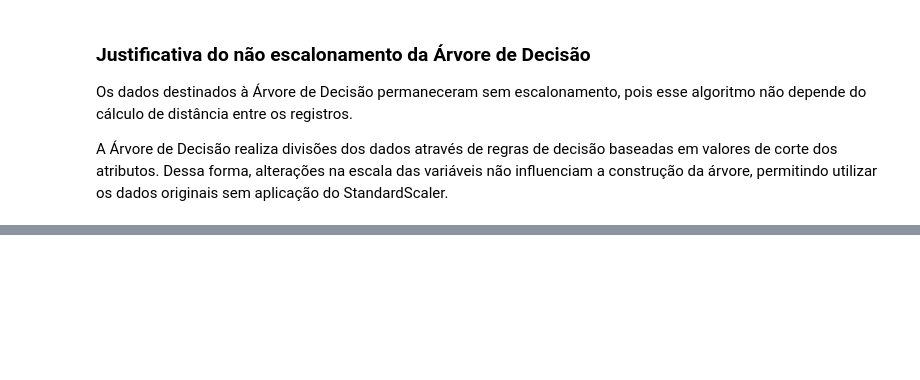
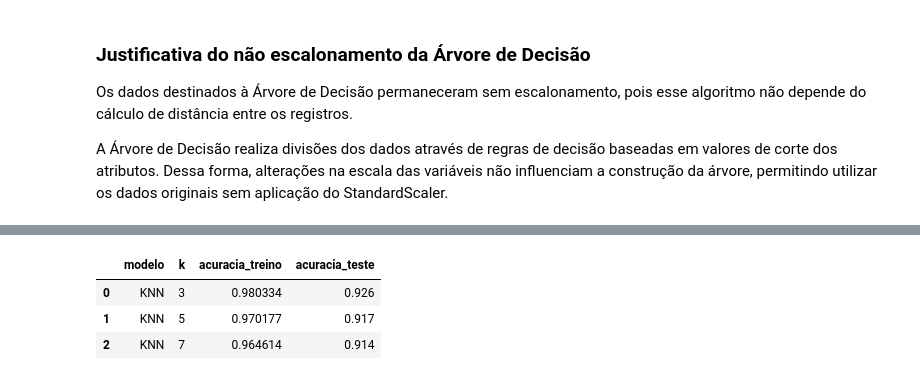
Before and after one commit to Franciane-sl/Predictive_maintenance, a Jupyter notebook: notebooks/pipeline_manutencao_preventiva.ipynb, the cells around one changed output, grey strips where cells are left out. Drawn from its saved outputs; the diff is of its cells as text; code cells hidden in the pictures; blank space fills up the shorter version.

Commit message:
feat: adiciona testes de modelos knn e arvore de decisao

```diff
--- a/notebooks/pipeline_manutencao_preventiva.ipynb
+++ b/notebooks/pipeline_manutencao_preventiva.ipynb
@@ -426,0 +442,18 @@ A Árvore de Decisão realiza divisões dos dados através de regras de decisão
+# %%
+#Função para testar o modelo KNN com os conjuntos de treino e teste escalonados.
+
+resultado_knn = testar_knn(
+    X_train_escalonado,
+    X_test_escalonado,
+    y_train_balanceado,
+    y_test
+)
+# %%
+#Teste para verificar o resultado do modelo KNN.
+
+resultado_knn
+# %% [output]
+|  | modelo | k | acuracia_treino | acuracia_teste |
+| 0 | KNN | 3 | 0.980334 | 0.926 |
+| 1 | KNN | 5 | 0.970177 | 0.917 |
+| 2 | KNN | 7 | 0.964614 | 0.914 |
```
Also changed, not shown: parts of 6 cells of this notebook.
